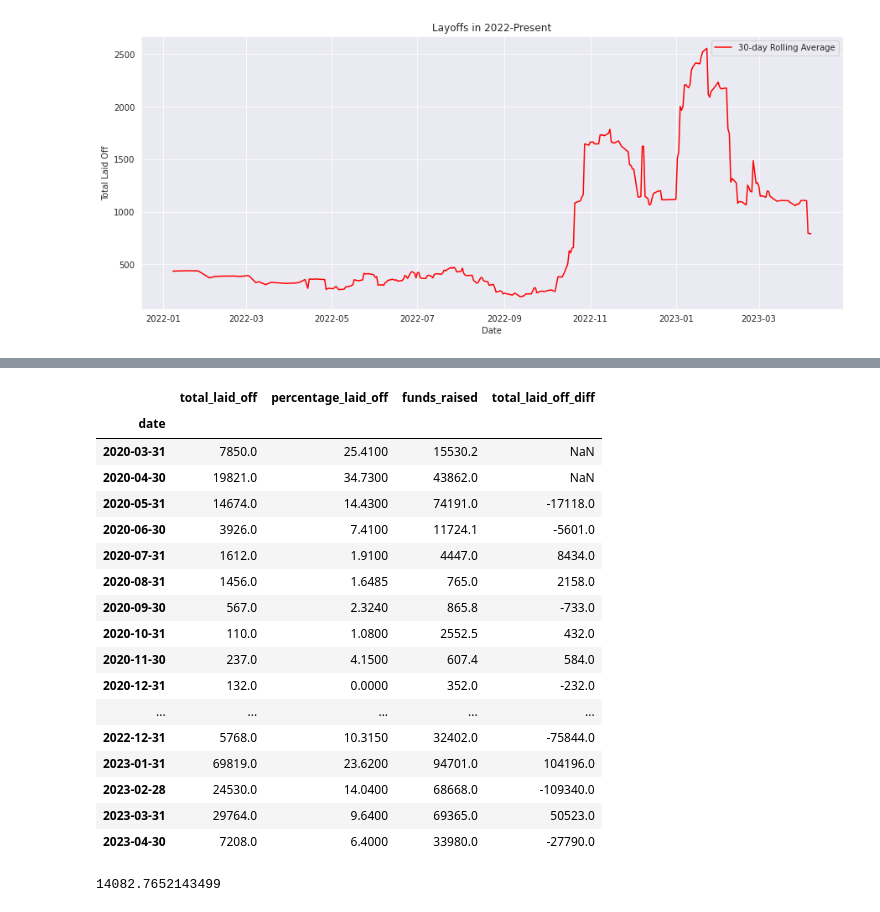
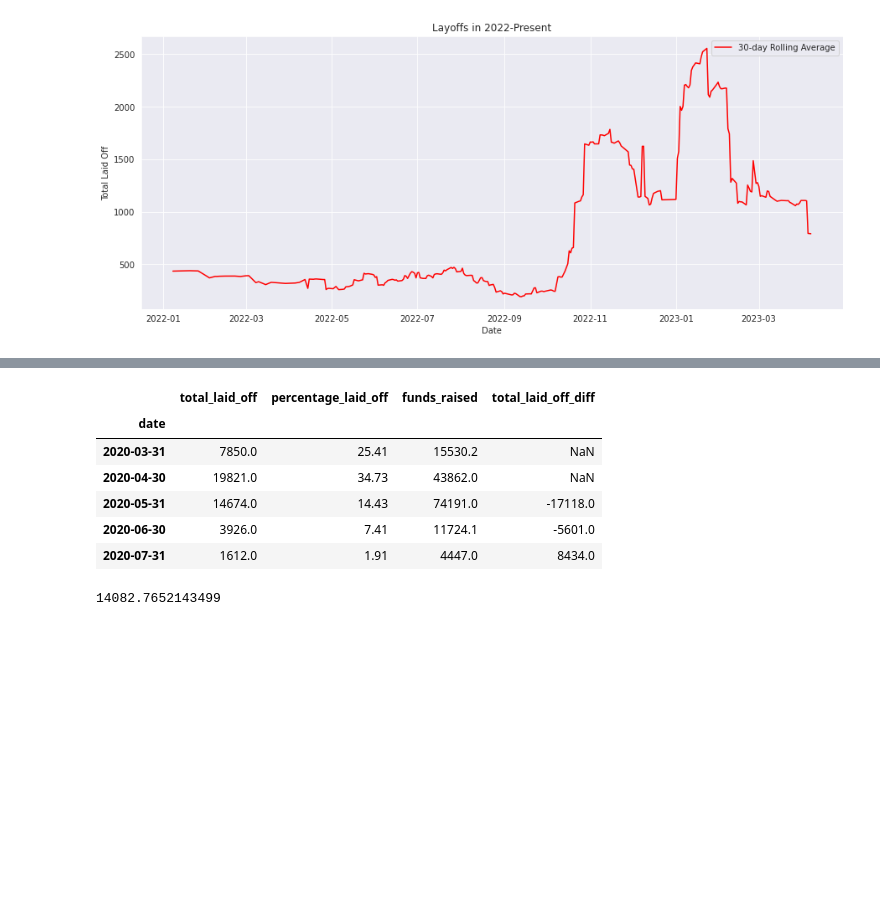
Before and after one commit to Maia97/layoffs-2022-analysis, a Jupyter notebook: layoffs-2022-analysis.ipynb, the cells around one changed output, grey strips where cells are left out. Cells and saved outputs as stored; diff of their text form; code cells hidden in the pictures; blank space fills up the shorter version.

```diff
--- a/layoffs-2022-analysis.ipynb
+++ b/layoffs-2022-analysis.ipynb
@@ -610,26 +610,15 @@ Warnings:
 [1] Covariance matrix calculated using the outer product of gradients (complex-step).
 [2] Covariance matrix is singular or near-singular, with condition number 3.64e+35. Standard errors may be unstable.
 # %%
-monthly_layoffs
+monthly_layoffs[:5]
 # %% [output]
 |  | total_laid_off | percentage_laid_off | funds_raised | total_laid_off_diff |
 | date |  |  |  |  |
-| 2020-03-31 | 7850.0 | 25.4100 | 15530.2 | NaN |
-| 2020-04-30 | 19821.0 | 34.7300 | 43862.0 | NaN |
-| 2020-05-31 | 14674.0 | 14.4300 | 74191.0 | -17118.0 |
-| 2020-06-30 | 3926.0 | 7.4100 | 11724.1 | -5601.0 |
-| 2020-07-31 | 1612.0 | 1.9100 | 4447.0 | 8434.0 |
-| 2020-08-31 | 1456.0 | 1.6485 | 765.0 | 2158.0 |
-| 2020-09-30 | 567.0 | 2.3240 | 865.8 | -733.0 |
-| 2020-10-31 | 110.0 | 1.0800 | 2552.5 | 432.0 |
-| 2020-11-30 | 237.0 | 4.1500 | 607.4 | 584.0 |
-| 2020-12-31 | 132.0 | 0.0000 | 352.0 | -232.0 |
-| ... | ... | ... | ... | ... |
-| 2022-12-31 | 5768.0 | 10.3150 | 32402.0 | -75844.0 |
-| 2023-01-31 | 69819.0 | 23.6200 | 94701.0 | 104196.0 |
-| 2023-02-28 | 24530.0 | 14.0400 | 68668.0 | -109340.0 |
-| 2023-03-31 | 29764.0 | 9.6400 | 69365.0 | 50523.0 |
-| 2023-04-30 | 7208.0 | 6.4000 | 33980.0 | -27790.0 |
+| 2020-03-31 | 7850.0 | 25.41 | 15530.2 | NaN |
+| 2020-04-30 | 19821.0 | 34.73 | 43862.0 | NaN |
+| 2020-05-31 | 14674.0 | 14.43 | 74191.0 | -17118.0 |
+| 2020-06-30 | 3926.0 | 7.41 | 11724.1 | -5601.0 |
+| 2020-07-31 | 1612.0 | 1.91 | 4447.0 | 8434.0 |
 # %%
 print(monthly_layoffs['total_laid_off'].std())
 # %% [output]
```
Also changed, not shown: parts of 13 cells of this notebook.
